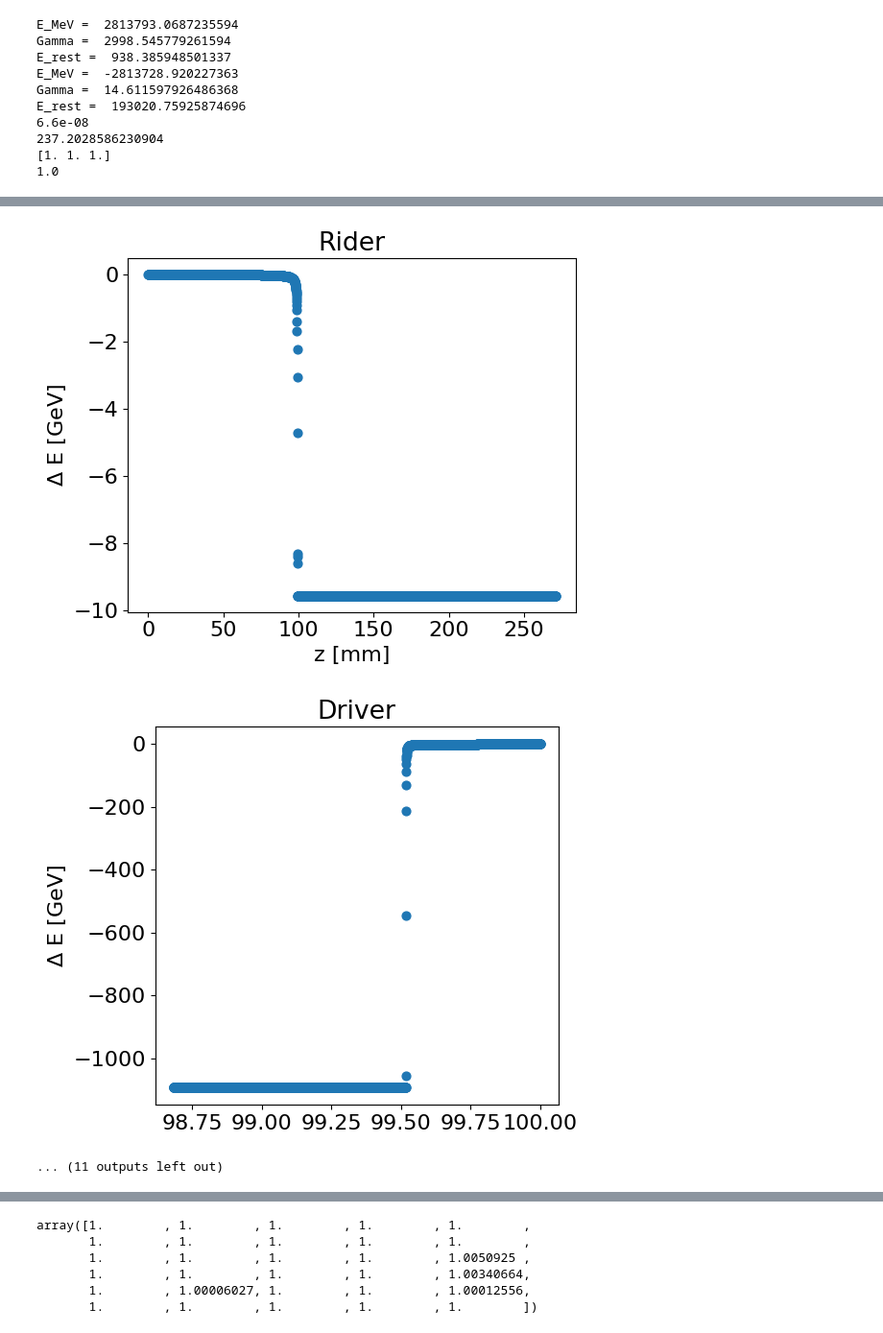
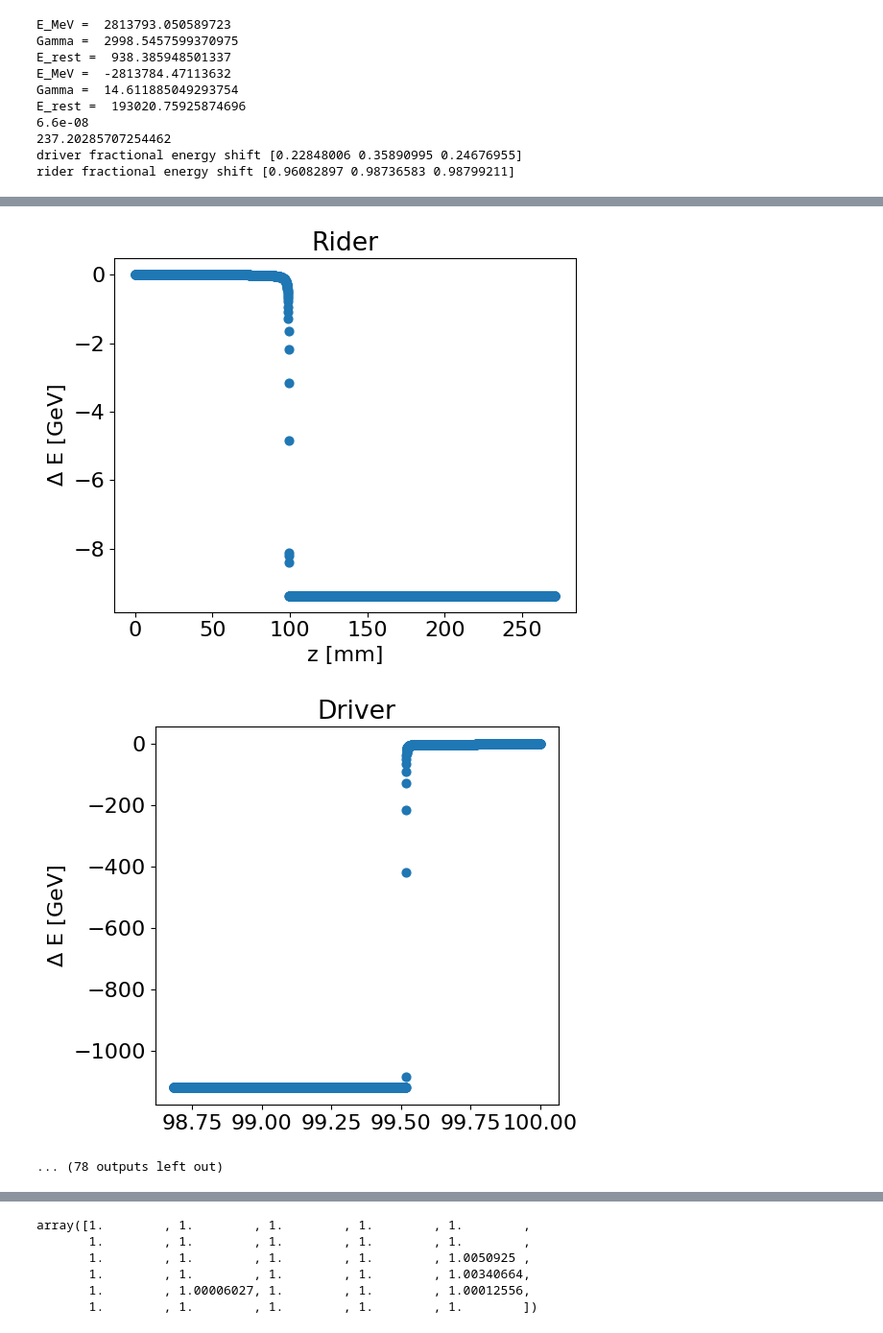
Before and after one commit to benfolsom/LW_integrator, a Jupyter notebook: two_particle_demo_percentplot_loop.ipynb, the cells around one changed output, grey strips where cells are left out. Shown at 96% size. Drawn from its saved outputs; the diff is of its cells as text; code cells hidden in the pictures.

```diff
--- a/two_particle_demo_percentplot_loop.ipynb
+++ b/two_particle_demo_percentplot_loop.ipynb
@@ -53,8 +21,8 @@ stripped_ions_driver = 54.
 charge_sign_rider= 1.
 charge_sign_driver = 1.
 Pz_list = np.linspace(9.584300885e5,9.584295e4,30)
-max_dE_MeVs_rider = []
-max_dE_MeVs_driver = []
+min_dE_MeVs_rider = []
+min_dE_MeVs_driver = []
 fracs_E_rider = []
 fracs_E_driver = []
 
@@ -108,15 +76,17 @@ for i in range(0,len(Pz_list)):
 
         delta_e, delta_e_drv, tot_e, tot_e_drv, delta_e_keV, delta_e_MeV, tot_e_GeV, delta_e_keV_drv, delta_e_MeV_drv, tot_e_GeV_drv, zs, xs, zs_drv, xs_drv, bzs, bxs, bys, bdotxs, bdotys, bdotzs, Pzs, Pxs, Pys, Pts, gammas, tees, bzs_drv, bxs_drv, bys_drv, bdotxs_drv, bdotys_drv, bdotzs_drv, Pzs_drv, Pxs_drv, Pys_drv, Pts_drv, gammas_drv, tees_drv, qs_drv, gam_fixed, bdotzs_seconds, q_statC_squared, q_kg_m3_sneg2, Pows_z_rider_watts = calculate_plotting_variables(retarded_traj,
         retarded_drv_traj, init_rider, init_driver, static_steps, ret_steps, E_MeV_rest_rider, E_MeV_rest_driver, c_ms)
-        max_dE_MeVs_rider = np.append(max_dE_MeVs_rider,np.max(np.abs(delta_e_MeV)))
-        max_dE_MeVs_driver = np.append(max_dE_MeVs_driver,np.max(np.abs(delta_e_MeV_drv)))
+        min_dE_MeVs_rider = np.append(min_dE_MeVs_rider,np.min(delta_e_MeV))
+        min_dE_MeVs_driver = np.append(min_dE_MeVs_driver,np.min(delta_e_MeV_drv))
+        # max_dE_MeVs_rider = np.append(max_dE_MeVs_rider,np.max(np.abs(delta_e_MeV)))
+        # max_dE_MeVs_driver = np.append(max_dE_MeVs_driver,np.max(np.abs(delta_e_MeV_drv)))
         print(zs[-1])
-        frac_E_rider = np.divide(np.max(np.abs(tot_e)),tot_e[0])
-        frac_E_driver = np.divide(np.max(np.abs(tot_e_drv)),tot_e_drv[0])
+        frac_E_rider = np.divide(np.min(tot_e),tot_e[0])
+        frac_E_driver = np.divide(np.min(tot_e_drv),tot_e_drv[0])
         fracs_E_rider = np.append(fracs_E_rider,frac_E_rider)
         fracs_E_driver = np.append(fracs_E_driver,frac_E_driver)
-        print(fracs_E_driver)
-        print(frac_E_rider)
+        print("driver fractional energy shift", fracs_E_driver)
+        print("rider fractional energy shift", fracs_E_rider)
 
         fig = plt.figure(figsize=(6,5))
         ax = fig.add_subplot(1, 1, 1)
@@ -180,10 +150,10 @@ E_rest =  193020.75925874696
-E_MeV =  2813793.0687235594
-Gamma =  2998.545779261594
+E_MeV =  2813793.050589723
+Gamma =  2998.5457599370975
 E_rest =  938.385948501337
-E_MeV =  -2813728.920227363
-Gamma =  14.611597926486368
+E_MeV =  -2813784.47113632
+Gamma =  14.611885049293754
 E_rest =  193020.75925874696
 6.6e-08
-237.2028586230904
-[1. 1. 1.]
-1.0
+237.20285707254462
+driver fractional energy shift [0.22848006 0.35890995 0.24676955]
+rider fractional energy shift [0.96082897 0.98736583 0.98799211]
@@ -202,6 +172,6 @@ E_rest =  193020.75925874696
-[figure, old version]
+[figure, new version]
-[figure, old version]
+[figure, new version]
-... (11 outputs left out)
+... (78 outputs left out)
 # %%
 amu_kg = 1.66053907E-27
 c_ms = 299792458 # Speed of light in m/s
```
Also changed, not shown: parts of 6 cells of this notebook.
